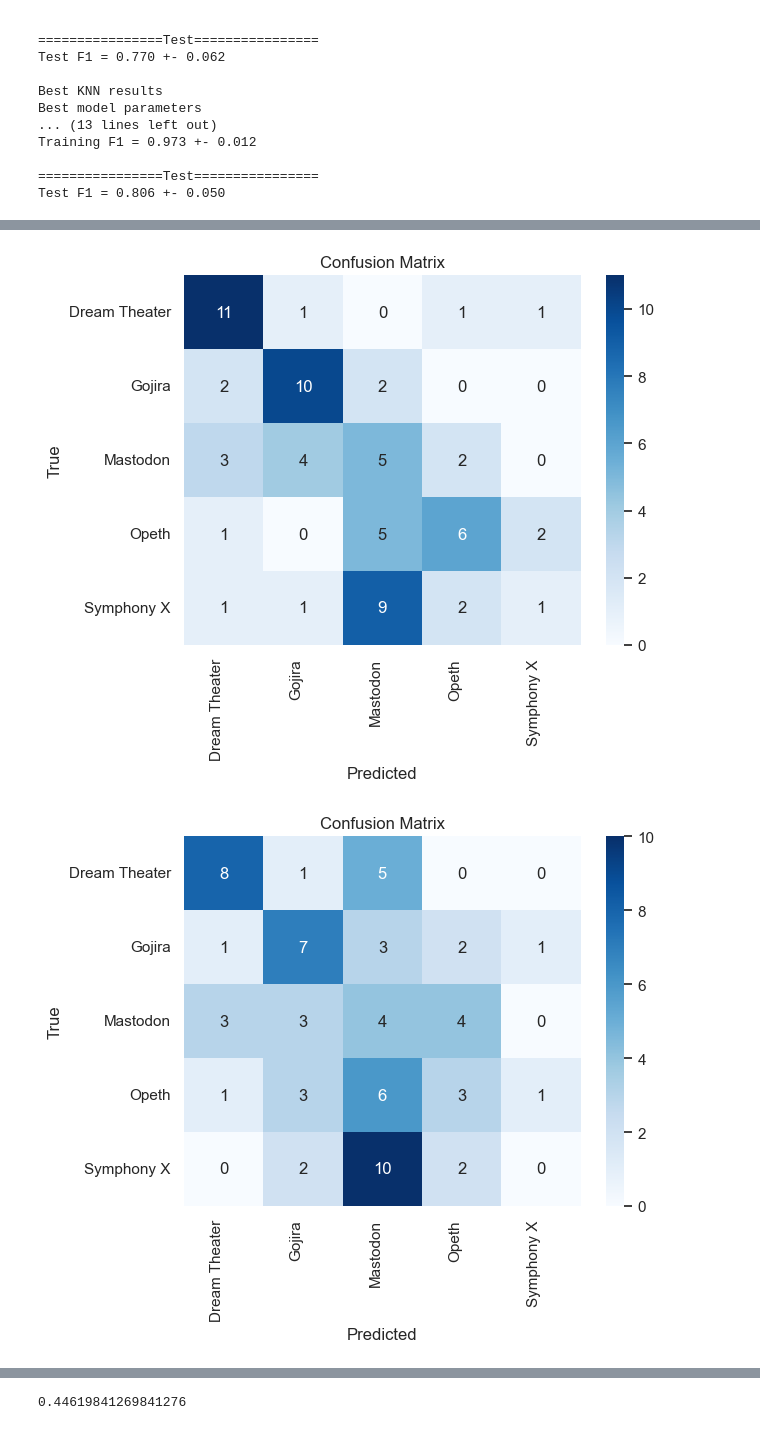
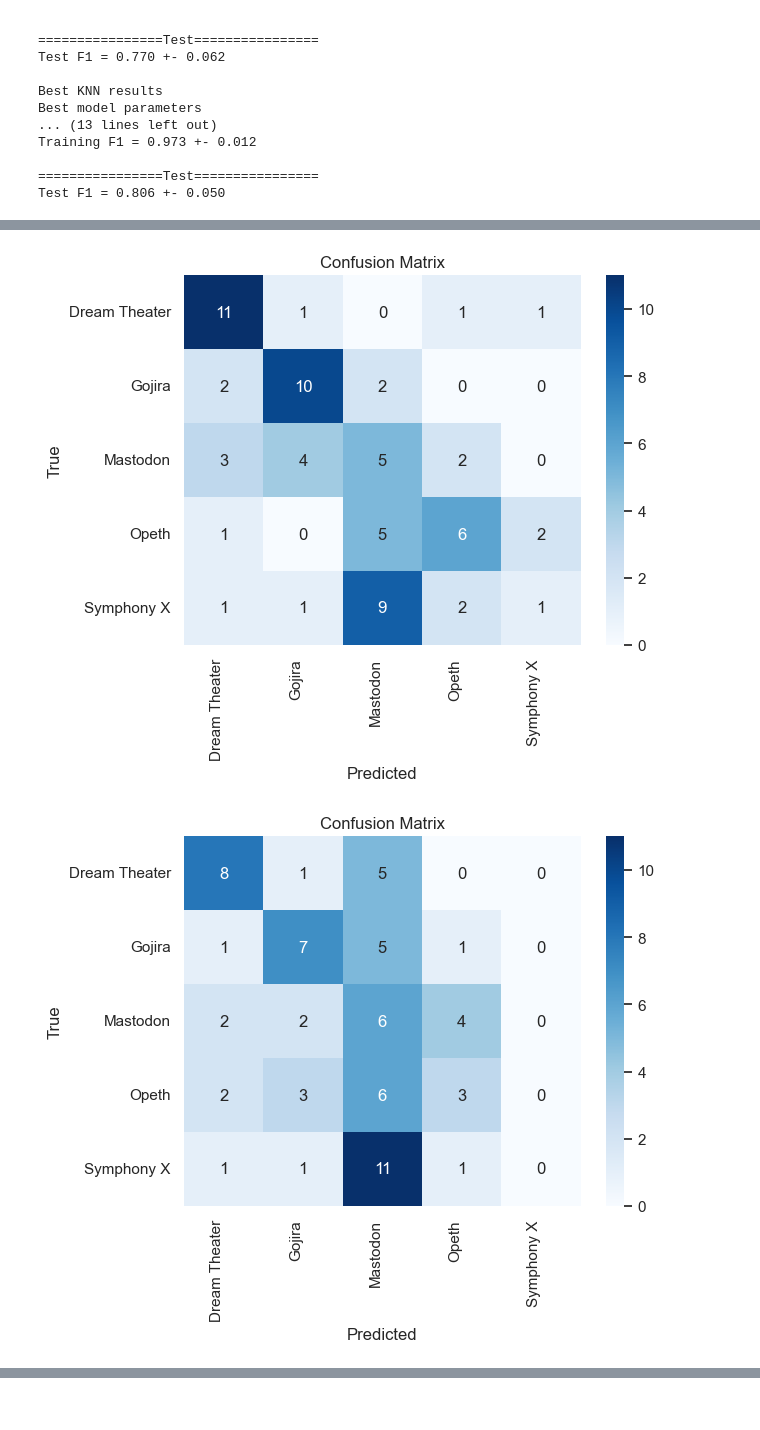
Before and after one commit to johnsaveus/Prog_Metal_Classification, a Jupyter notebook: src/Report.ipynb, the cells around one changed output, grey strips where cells are left out. Cells and saved outputs as stored; diff of their text form; code cells hidden in the pictures.

```diff
--- a/src/Report.ipynb
+++ b/src/Report.ipynb
@@ -543,37 +544,33 @@ lr = LogisticRegression(C=0.01,penalty='l2',max_iter=1000,random_state=42)
 lr.fit(X_train,y_train)
 lr_preds = lr.predict(X_test)
 
-knn = KNeighborsClassifier(n_neighbors=3,p=1)
+knn = KNeighborsClassifier(n_neighbors=5,p=1)
 knn.fit(X_train,y_train)
 knn_preds = knn.predict(X_test)
 
 svm = SVC(C=0.01, kernel='linear',probability=True)
 svm.fit(X_train,y_train)
 svm_preds = svm.predict(X_test)
 
 cm_lr = confusion_matrix(y_test,lr_preds)
 cm_knn = confusion_matrix(y_test,knn_preds)
 cm_svm = confusion_matrix(y_test,svm_preds)
 
 confusion = [cm_lr,cm_knn,cm_svm]
 
 for ix,cm in enumerate(confusion):
     sns.heatmap(cm, annot=True, fmt='d', cmap='Blues', cbar=True, xticklabels=bands, yticklabels=bands)
 
     # Add labels and title as needed
     plt.xlabel('Predicted')
     plt.ylabel('True')
     plt.title('Confusion Matrix')
 
     plt.xticks(rotation=90, ha='right')
     plt.yticks(rotation=0)  # Set y-ticks to be horizontal
 
     plt.show()
-
-f1 = f1_score(y_test,lr_preds,average='macro')
-print(f1)
 # %% [output]
 [figure]
-[figure, old version]
+[figure, new version]
 [figure]
-0.44619841269841276
```
Also changed, not shown: parts of 28 cells of this notebook, 6 other files.
